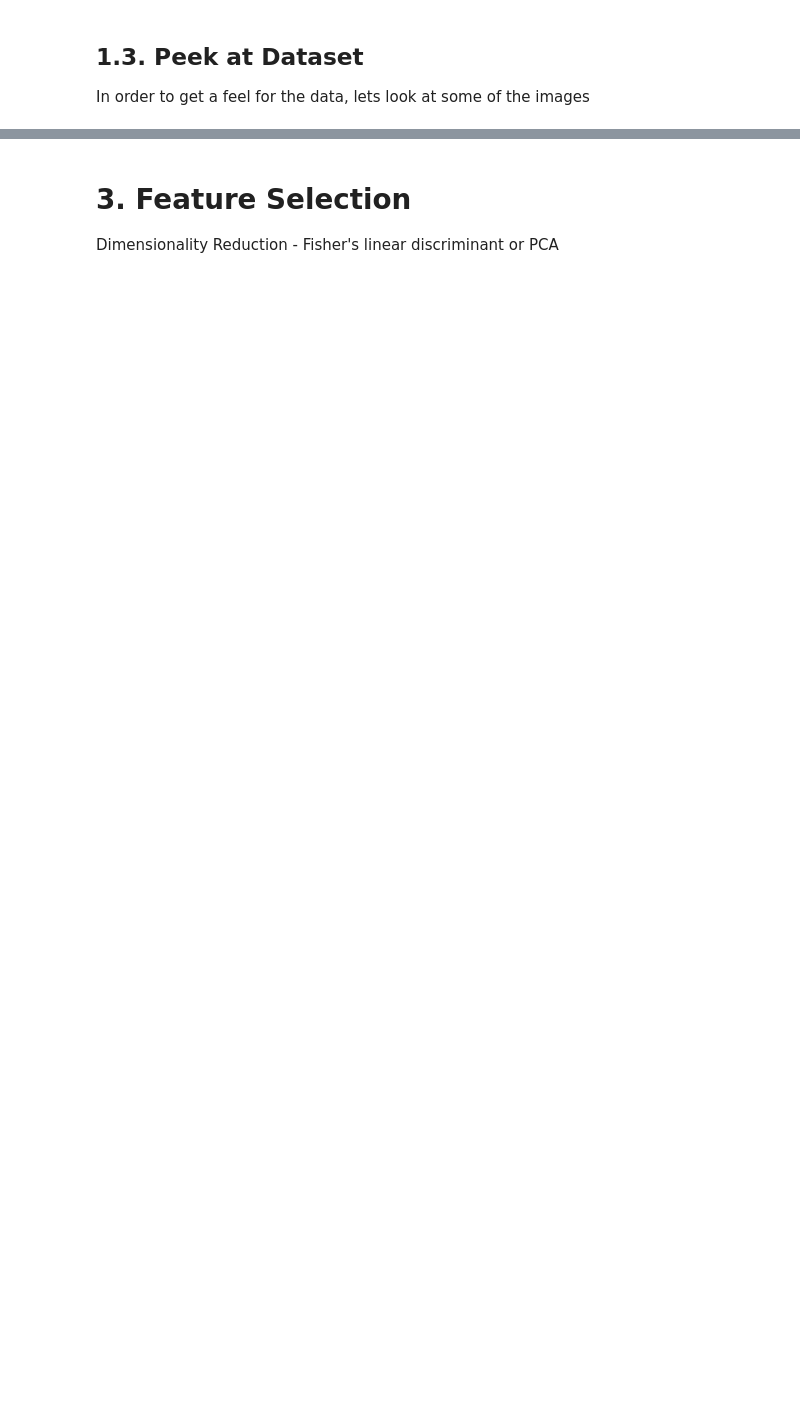
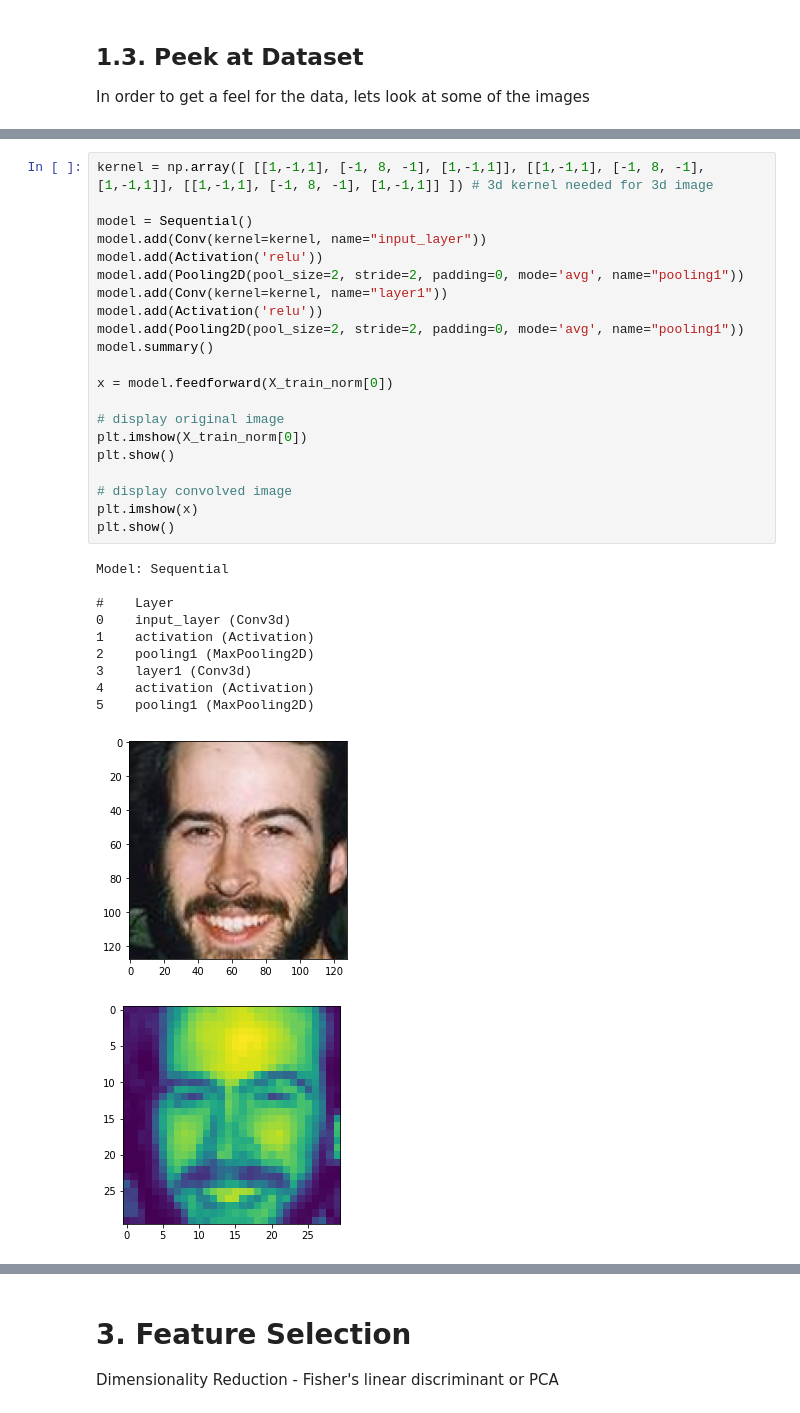
Before and after one commit to andreicozma1/CS522-TeamProject, a Jupyter notebook: main.ipynb, the cells around one changed output, grey strips where cells are left out. Cells and saved outputs as stored; diff of their text form; blank space fills up the shorter version.

Commit message:
added convolution class with layers for flexibility

```diff
--- a/main.ipynb
+++ b/main.ipynb
@@ -335,0 +231,33 @@ print(x)
+# %%
+kernel = np.array([ [[1,-1,1], [-1, 8, -1], [1,-1,1]], [[1,-1,1], [-1, 8, -1], [1,-1,1]], [[1,-1,1], [-1, 8, -1], [1,-1,1]] ]) # 3d kernel needed for 3d image
+
+model = Sequential()
+model.add(Conv(kernel=kernel, name="input_layer"))
+model.add(Activation('relu'))
+model.add(Pooling2D(pool_size=2, stride=2, padding=0, mode='avg', name="pooling1"))
+model.add(Conv(kernel=kernel, name="layer1"))
+model.add(Activation('relu'))
+model.add(Pooling2D(pool_size=2, stride=2, padding=0, mode='avg', name="pooling1"))
+model.summary()
+
+x = model.feedforward(X_train_norm[0])
+
+# display original image
+plt.imshow(X_train_norm[0])
+plt.show()
+
+# display convolved image
+plt.imshow(x)
+plt.show()
+# %% [output]
+Model: Sequential
+
+#    Layer
+0    input_layer (Conv3d)
+1    activation (Activation)
+2    pooling1 (MaxPooling2D)
+3    layer1 (Conv3d)
+4    activation (Activation)
+5    pooling1 (MaxPooling2D)
+[figure, added]
+[figure, added]
```
Also changed, not shown: parts of 9 cells of this notebook, 3 other files.
